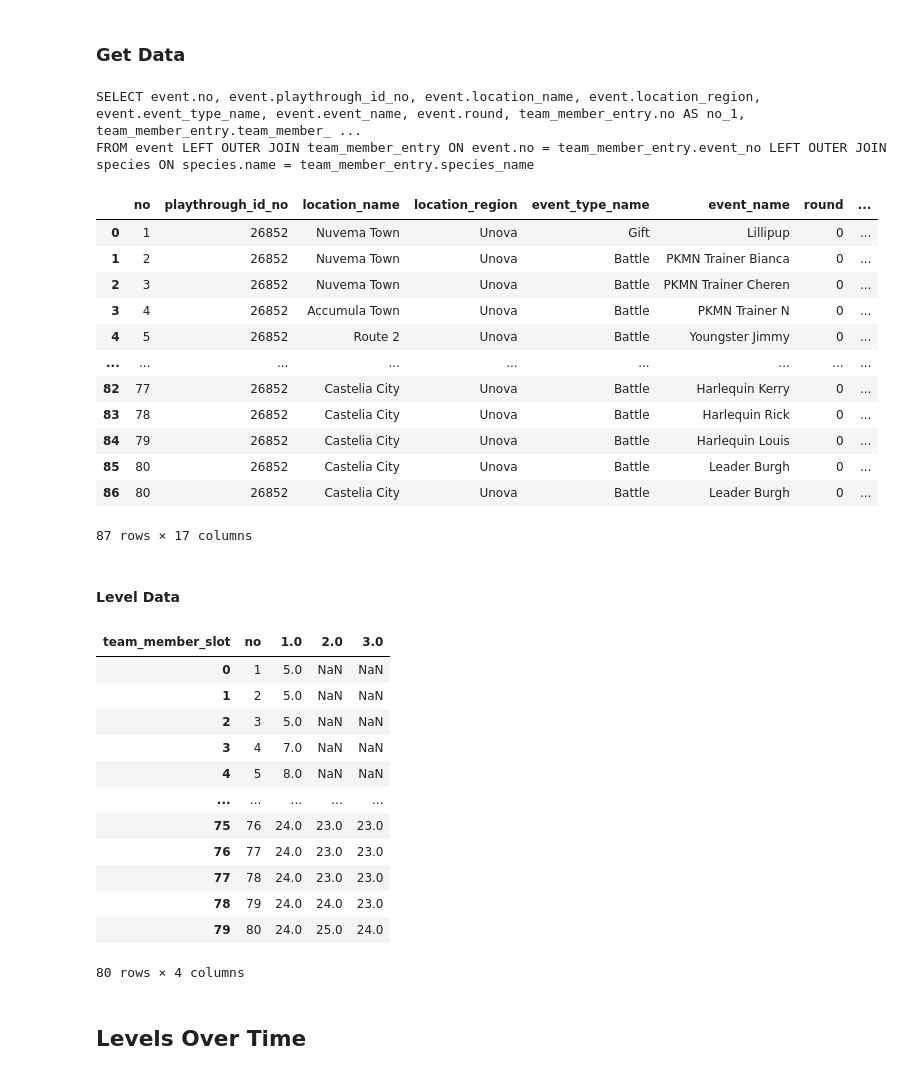
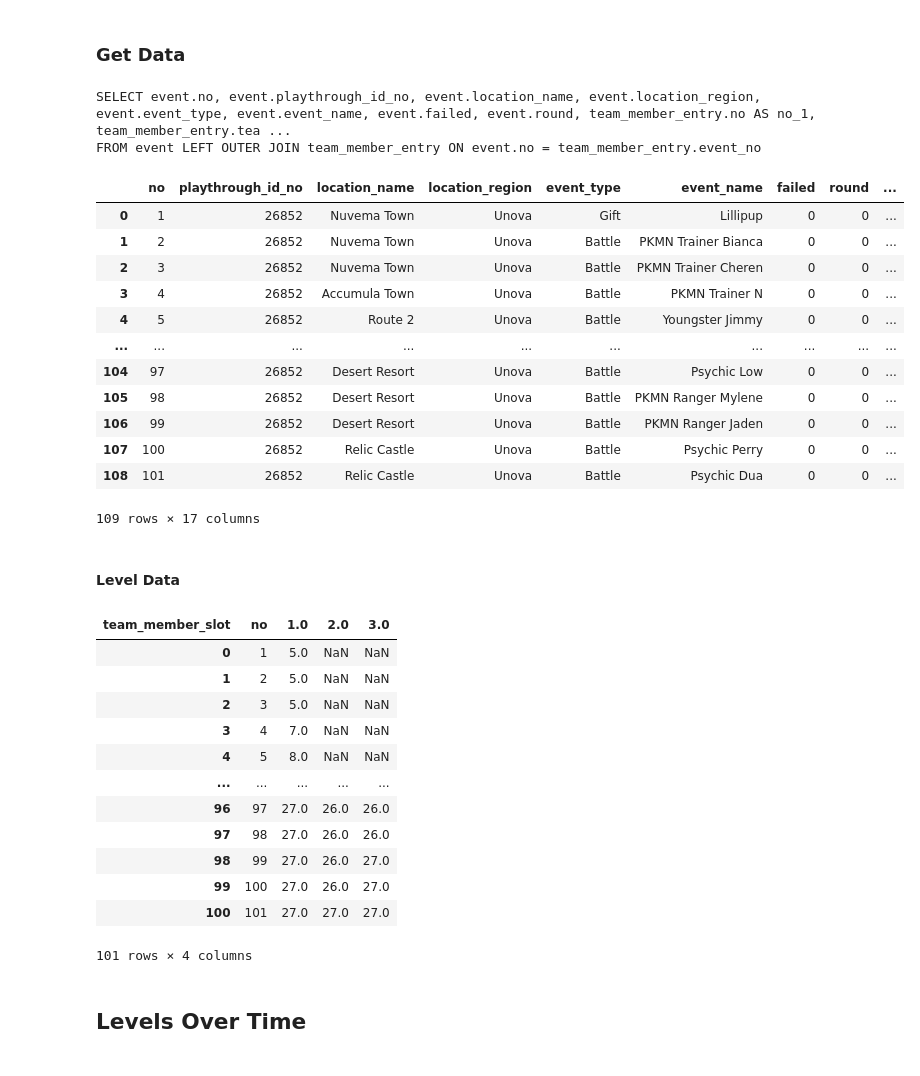
Before and after one commit to Cheimonophile/Pokemon-Records, a Jupyter notebook: report.ipynb, the cells around one changed output. Saved outputs shown, nothing was run; the diff lists cells and outputs as text; code cells hidden in the pictures.

Commit message:
Gym Leader Elisa

```diff
--- a/report.ipynb
+++ b/report.ipynb
@@ -9,30 +9,29 @@ import numpy as np
 # %%
 with Session(engine) as session:
     query = (
         session
-        .query(Event,TeamMemberEntry,Species)
+        .query(Event,TeamMemberEntry)
         .join(Event.team_member_entries, isouter=True)
-        .join(TeamMemberEntry.species, isouter=True)
     )
     print(query.statement)
     data = pd.read_sql(query.statement, engine)
 data
 # %% [output]
-SELECT event.no, event.playthrough_id_no, event.location_name, event.location_region, event.event_type_name, event.event_name, event.round, team_member_entry.no AS no_1, team_member_entry.team_member_ ...
-FROM event LEFT OUTER JOIN team_member_entry ON event.no = team_member_entry.event_no LEFT OUTER JOIN species ON species.name = team_member_entry.species_name
+SELECT event.no, event.playthrough_id_no, event.location_name, event.location_region, event.event_type, event.event_name, event.failed, event.round, team_member_entry.no AS no_1, team_member_entry.tea ...
+FROM event LEFT OUTER JOIN team_member_entry ON event.no = team_member_entry.event_no
-|  | no | playthrough_id_no | location_name | location_region | event_type_name | event_name | round | ... |
-| 0 | 1 | 26852 | Nuvema Town | Unova | Gift | Lillipup | 0 | ... |
-| 1 | 2 | 26852 | Nuvema Town | Unova | Battle | PKMN Trainer Bianca | 0 | ... |
-| 2 | 3 | 26852 | Nuvema Town | Unova | Battle | PKMN Trainer Cheren | 0 | ... |
-| 3 | 4 | 26852 | Accumula Town | Unova | Battle | PKMN Trainer N | 0 | ... |
-| 4 | 5 | 26852 | Route 2 | Unova | Battle | Youngster Jimmy | 0 | ... |
-| ... | ... | ... | ... | ... | ... | ... | ... | ... |
-| 82 | 77 | 26852 | Castelia City | Unova | Battle | Harlequin Kerry | 0 | ... |
-| 83 | 78 | 26852 | Castelia City | Unova | Battle | Harlequin Rick | 0 | ... |
-| 84 | 79 | 26852 | Castelia City | Unova | Battle | Harlequin Louis | 0 | ... |
-| 85 | 80 | 26852 | Castelia City | Unova | Battle | Leader Burgh | 0 | ... |
-| 86 | 80 | 26852 | Castelia City | Unova | Battle | Leader Burgh | 0 | ... |
+|  | no | playthrough_id_no | location_name | location_region | event_type | event_name | failed | round | ... |
+| 0 | 1 | 26852 | Nuvema Town | Unova | Gift | Lillipup | 0 | 0 | ... |
+| 1 | 2 | 26852 | Nuvema Town | Unova | Battle | PKMN Trainer Bianca | 0 | 0 | ... |
+| 2 | 3 | 26852 | Nuvema Town | Unova | Battle | PKMN Trainer Cheren | 0 | 0 | ... |
+| 3 | 4 | 26852 | Accumula Town | Unova | Battle | PKMN Trainer N | 0 | 0 | ... |
+| 4 | 5 | 26852 | Route 2 | Unova | Battle | Youngster Jimmy | 0 | 0 | ... |
+| ... | ... | ... | ... | ... | ... | ... | ... | ... | ... |
+| 104 | 97 | 26852 | Desert Resort | Unova | Battle | Psychic Low | 0 | 0 | ... |
+| 105 | 98 | 26852 | Desert Resort | Unova | Battle | PKMN Ranger Mylene | 0 | 0 | ... |
+| 106 | 99 | 26852 | Desert Resort | Unova | Battle | PKMN Ranger Jaden | 0 | 0 | ... |
+| 107 | 100 | 26852 | Relic Castle | Unova | Battle | Psychic Perry | 0 | 0 | ... |
+| 108 | 101 | 26852 | Relic Castle | Unova | Battle | Psychic Dua | 0 | 0 | ... |
-87 rows × 17 columns
+109 rows × 17 columns
 # %% [markdown]
 #### Level Data
 # %%
@@ -53,12 +52,12 @@ px.line(df, x="no", y=[1,2,3]).update_layout(hovermode='x')
 | 3 | 4 | 7.0 | NaN | NaN |
 | 4 | 5 | 8.0 | NaN | NaN |
 | ... | ... | ... | ... | ... |
-| 75 | 76 | 24.0 | 23.0 | 23.0 |
-| 76 | 77 | 24.0 | 23.0 | 23.0 |
-| 77 | 78 | 24.0 | 23.0 | 23.0 |
-| 78 | 79 | 24.0 | 24.0 | 23.0 |
-| 79 | 80 | 24.0 | 25.0 | 24.0 |
+| 96 | 97 | 27.0 | 26.0 | 26.0 |
+| 97 | 98 | 27.0 | 26.0 | 26.0 |
+| 98 | 99 | 27.0 | 26.0 | 27.0 |
+| 99 | 100 | 27.0 | 26.0 | 27.0 |
+| 100 | 101 | 27.0 | 27.0 | 27.0 |
-80 rows × 4 columns
+101 rows × 4 columns
 # %% [markdown]
 ## Levels Over Time
 # %%
```
Also changed, not shown: 4 other files.
